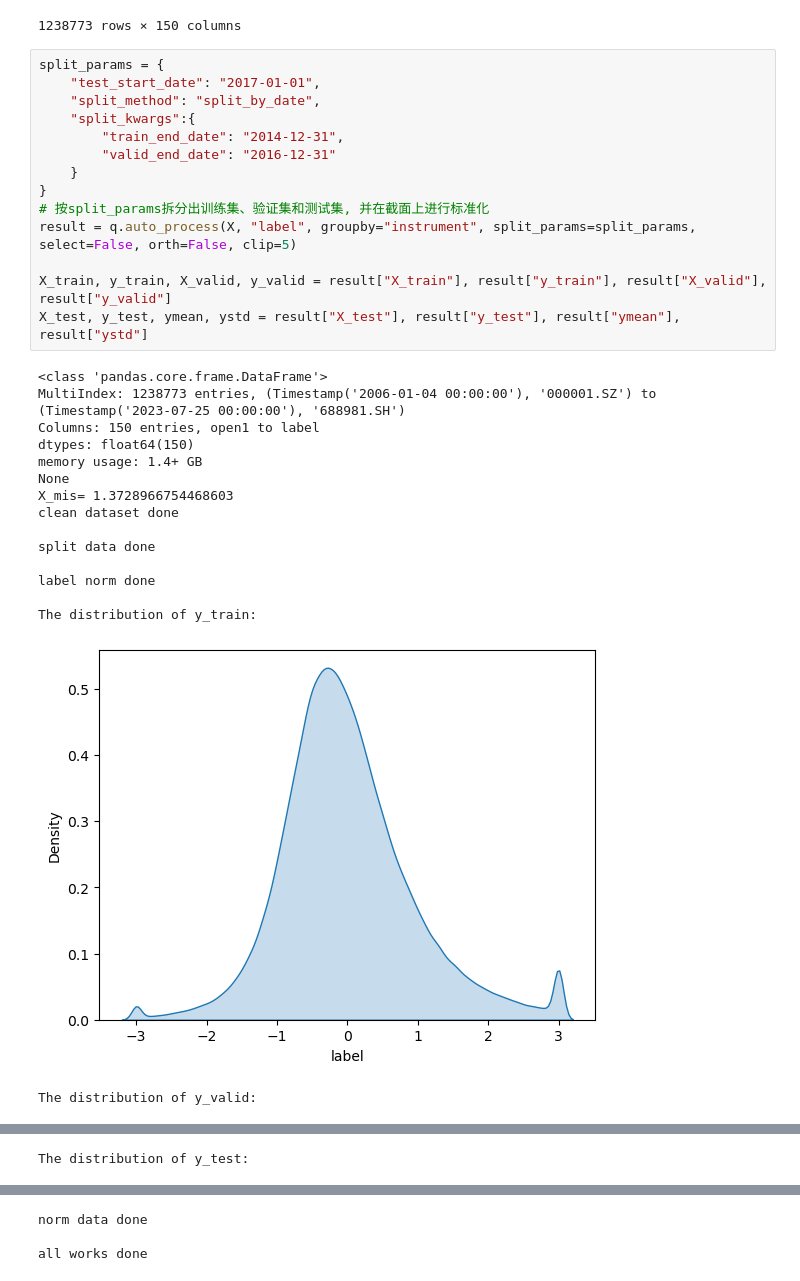
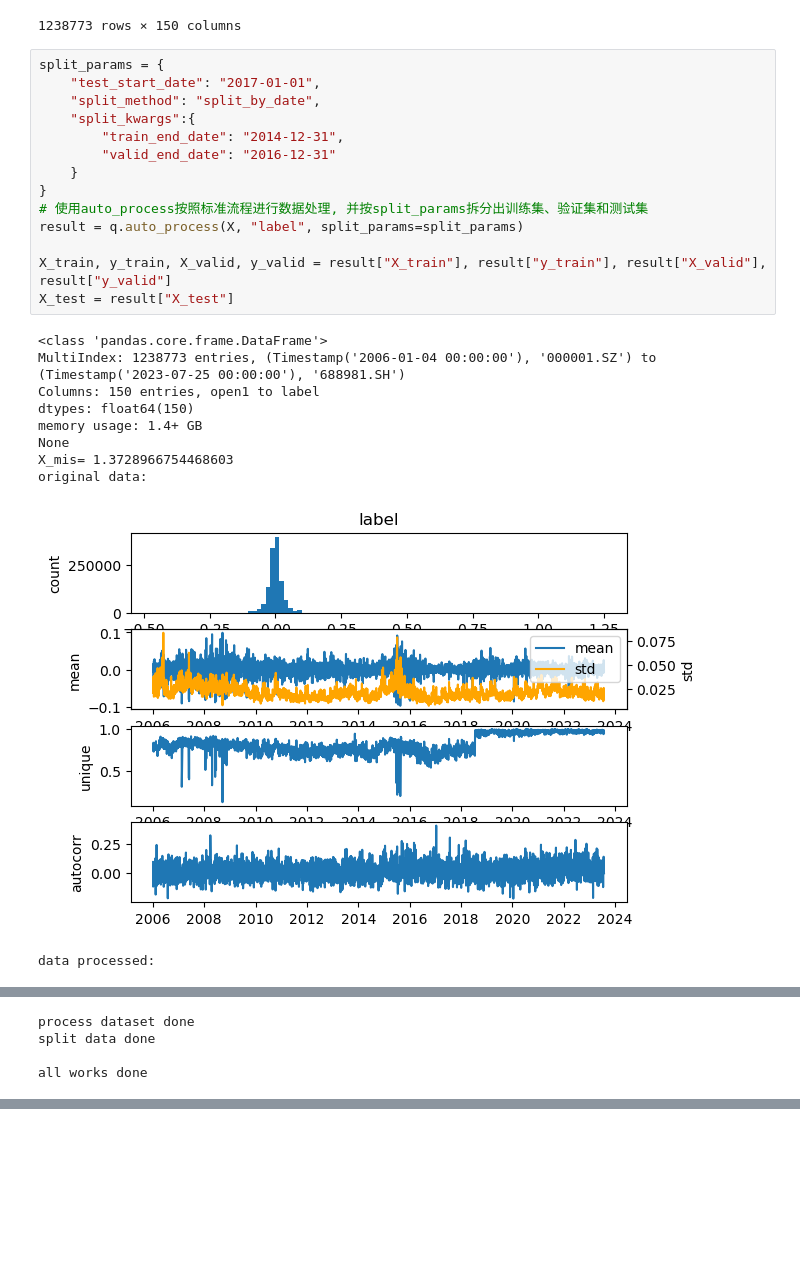
Before and after one commit to HaoningChen/scutquant, a Jupyter notebook: 实践案例/tutorial.ipynb, the cells around one changed output, grey strips where cells are left out. Cells and saved outputs as stored; diff of their text form; blank space fills up the shorter version.

```diff
--- a/实践案例/tutorial.ipynb
+++ b/实践案例/tutorial.ipynb
@@ -76,31 +65,25 @@ X
 # %%
 split_params = {
     "test_start_date": "2017-01-01",
     "split_method": "split_by_date",
     "split_kwargs":{
         "train_end_date": "2014-12-31",
         "valid_end_date": "2016-12-31"
     }
 }
-# 按split_params拆分出训练集、验证集和测试集, 并在截面上进行标准化
-result = q.auto_process(X, "label", groupby="instrument", split_params=split_params, select=False, orth=False, clip=5)
+# 使用auto_process按照标准流程进行数据处理, 并按split_params拆分出训练集、验证集和测试集
+result = q.auto_process(X, "label", split_params=split_params)
 
 X_train, y_train, X_valid, y_valid = result["X_train"], result["y_train"], result["X_valid"], result["y_valid"]
-X_test, y_test, ymean, ystd = result["X_test"], result["y_test"], result["ymean"], result["ystd"]
+X_test = result["X_test"]
 # %% [output]
 <class 'pandas.core.frame.DataFrame'>
 MultiIndex: 1238773 entries, (Timestamp('2006-01-04 00:00:00'), '000001.SZ') to (Timestamp('2023-07-25 00:00:00'), '688981.SH')
 Columns: 150 entries, open1 to label
 dtypes: float64(150)
 memory usage: 1.4+ GB
 None
 X_mis= 1.3728966754468603
-clean dataset done
-
-split data done
-
-label norm done
-
-The distribution of y_train:
+original data:
-[figure, old version]
+[figure, new version]
-The distribution of y_valid:
+data processed:
@@ -108 +91,4 @@ The distribution of y_valid:
-The distribution of y_test:
+process dataset done
+split data done
+
+all works done
@@ -110,3 +94,0 @@ The distribution of y_test:
-norm data done
-
-all works done
```
Also changed, not shown: parts of 13 cells of this notebook.
